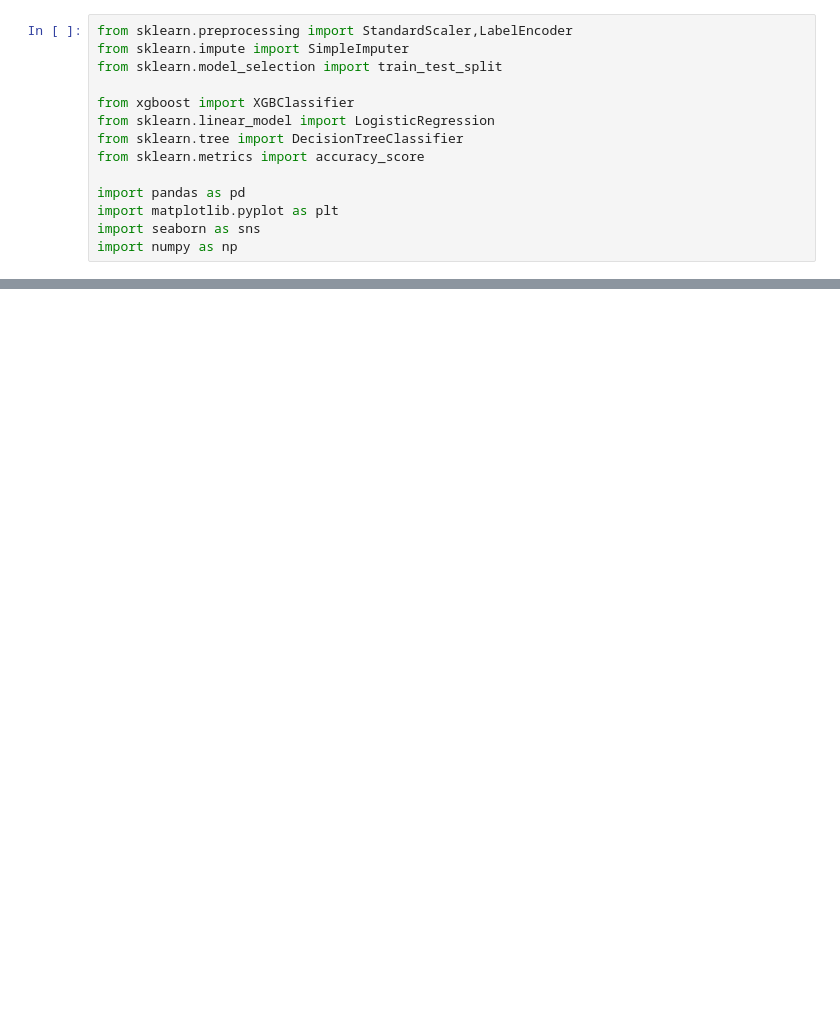
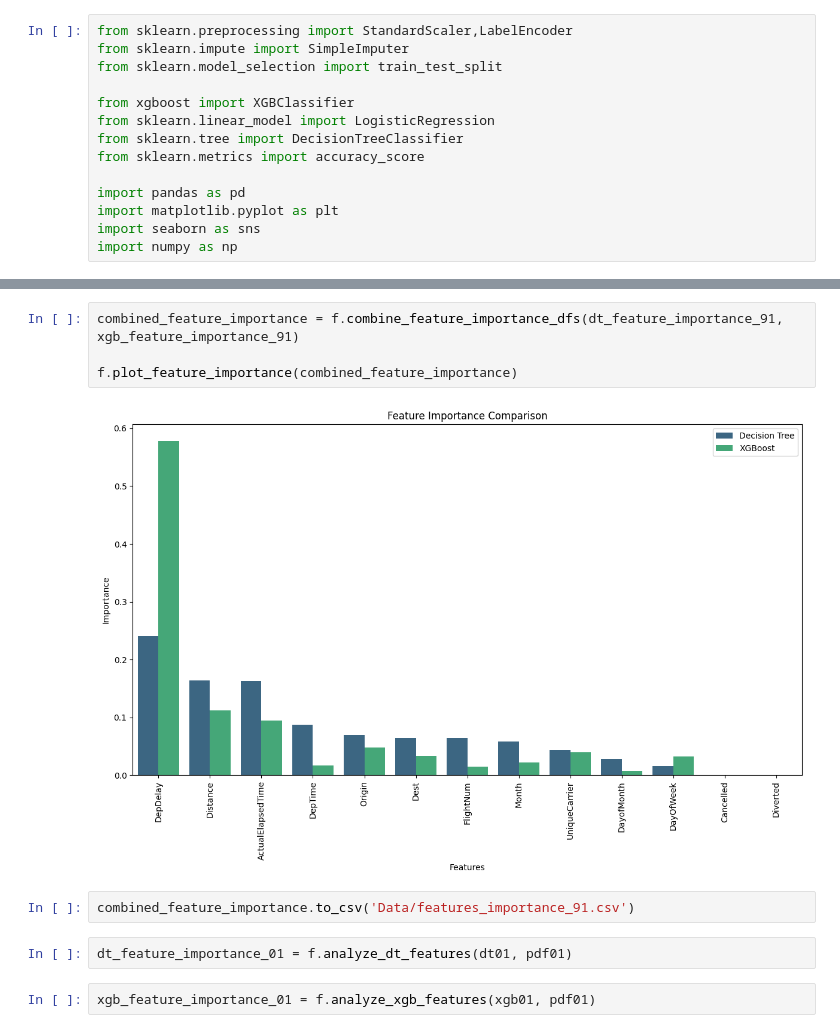
Before and after one commit to rizny786/Flights, a Jupyter notebook: notebook.ipynb, the cells around one changed output, grey strips where cells are left out. Cells and saved outputs as stored; diff of their text form; blank space fills up the shorter version.

```diff
--- a/notebook.ipynb
+++ b/notebook.ipynb
@@ -222,0 +63,12 @@ combined_feature_importance
+# %%
+combined_feature_importance = f.combine_feature_importance_dfs(dt_feature_importance_91, xgb_feature_importance_91)
+
+f.plot_feature_importance(combined_feature_importance)
+# %% [output]
+[figure, added]
+# %%
+combined_feature_importance.to_csv('Data/features_importance_91.csv')
+# %%
+dt_feature_importance_01 = f.analyze_dt_features(dt01, pdf01)
+# %%
+xgb_feature_importance_01 = f.analyze_xgb_features(xgb01, pdf01)
```
Also changed, not shown: parts of 45 cells of this notebook, 19 other files.
